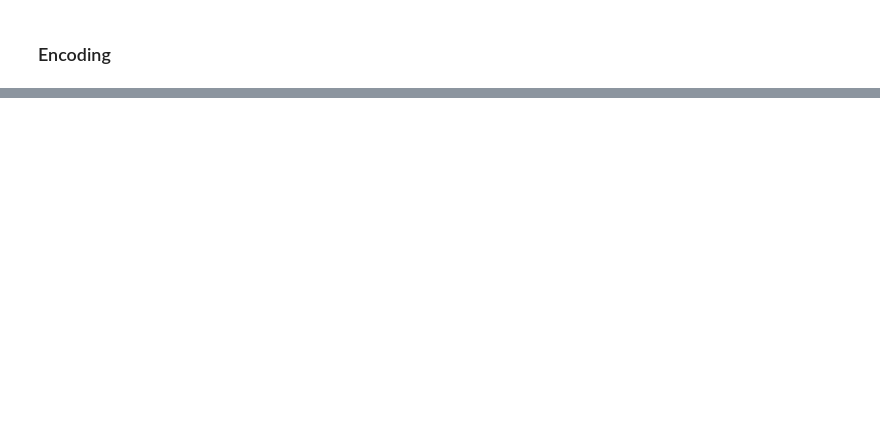
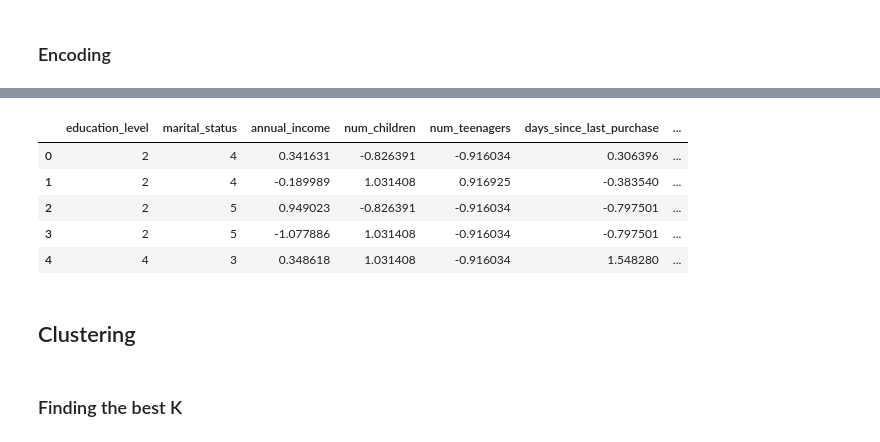
Before and after one commit to abdo-ghg/Retail-Buyer-Segmentation, a Jupyter notebook: project.ipynb, the cells around one changed output, grey strips where cells are left out. Saved outputs shown, nothing was run; the diff lists cells and outputs as text; code cells hidden in the pictures; blank space fills up the shorter version.

```diff
--- a/project.ipynb
+++ b/project.ipynb
@@ -342,0 +356,27 @@ df['marital_status'] = label_encoder.fit_transform(df['marital_status'])
+# %%
+cols_to_standardize = [
+    'annual_income',
+    'age', 'signup_year', 'total_accepted_campaigns',
+    'days_since_last_purchase',
+    'spend_wine', 'spend_fruits', 'spend_meat', 'spend_fish', 'spend_sweets', 'spend_gold',
+    'num_children', 'num_teenagers',
+    'num_discount_purchases', 'num_web_purchases', 'num_catalog_purchases', 'num_store_purchases',
+    'web_visits_last_month'
+]
+
+scaler = StandardScaler()
+df_scaled = df.copy()
+df_scaled[cols_to_standardize] = scaler.fit_transform(df[cols_to_standardize])
+# %%
+df_scaled.head()
+# %% [output]
+|  | education_level | marital_status | annual_income | num_children | num_teenagers | days_since_last_purchase | ... |
+| 0 | 2 | 4 | 0.341631 | -0.826391 | -0.916034 | 0.306396 | ... |
+| 1 | 2 | 4 | -0.189989 | 1.031408 | 0.916925 | -0.383540 | ... |
+| 2 | 2 | 5 | 0.949023 | -0.826391 | -0.916034 | -0.797501 | ... |
+| 3 | 2 | 5 | -1.077886 | 1.031408 | -0.916034 | -0.797501 | ... |
+| 4 | 4 | 3 | 0.348618 | 1.031408 | -0.916034 | 1.548280 | ... |
+# %% [markdown]
+## Clustering
+# %% [markdown]
+### Finding the best K
```
Also changed, not shown: parts of 11 cells of this notebook.
